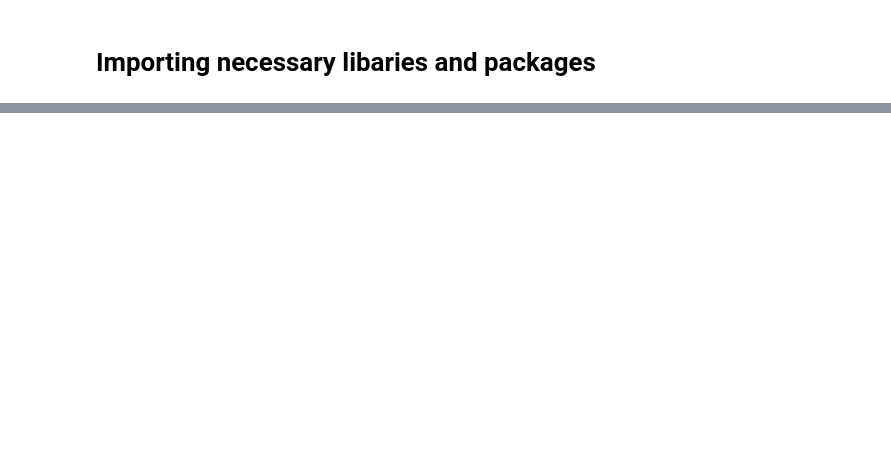
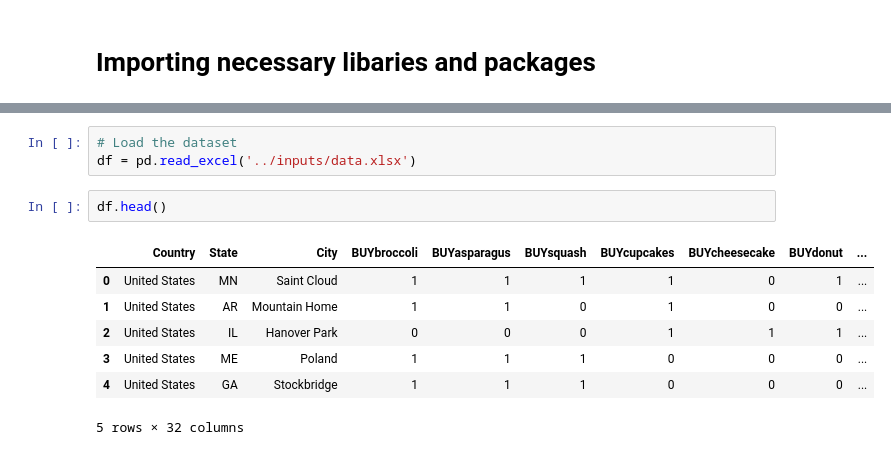
Before and after one commit to franklinjtan/Food-Stamps-Consumer-Behavior-Analysis, a Jupyter notebook: code/main.ipynb, the cells around one changed output, grey strips where cells are left out. Cells and saved outputs as stored; diff of their text form; blank space fills up the shorter version.

```diff
--- a/code/main.ipynb
+++ b/code/main.ipynb
@@ -11,0 +6,13 @@ ModuleNotFoundError: No module named 'scipy'
+# %%
+# Load the dataset
+df = pd.read_excel('../inputs/data.xlsx')
+# %%
+df.head()
+# %% [output]
+|  | Country | State | City | BUYbroccoli | BUYasparagus | BUYsquash | BUYcupcakes | BUYcheesecake | BUYdonut | ... |
+| 0 | United States | MN | Saint Cloud | 1 | 1 | 1 | 1 | 0 | 1 | ... |
+| 1 | United States | AR | Mountain Home | 1 | 1 | 0 | 1 | 0 | 0 | ... |
+| 2 | United States | IL | Hanover Park | 0 | 0 | 0 | 1 | 1 | 1 | ... |
+| 3 | United States | ME | Poland | 1 | 1 | 1 | 0 | 0 | 0 | ... |
+| 4 | United States | GA | Stockbridge | 1 | 1 | 1 | 0 | 0 | 0 | ... |
+5 rows × 32 columns
```
Also changed, not shown: parts of 10 cells of this notebook, 1 other file.
